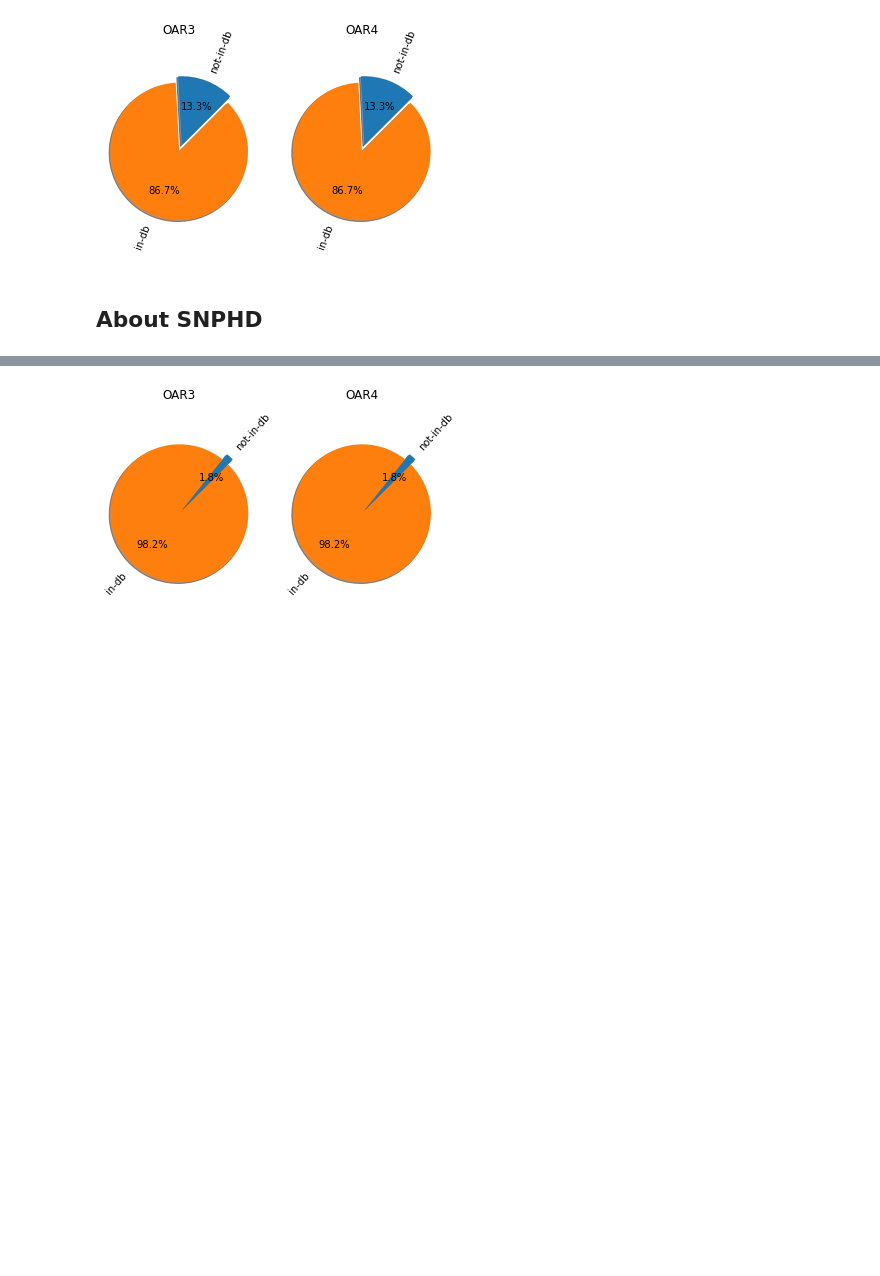
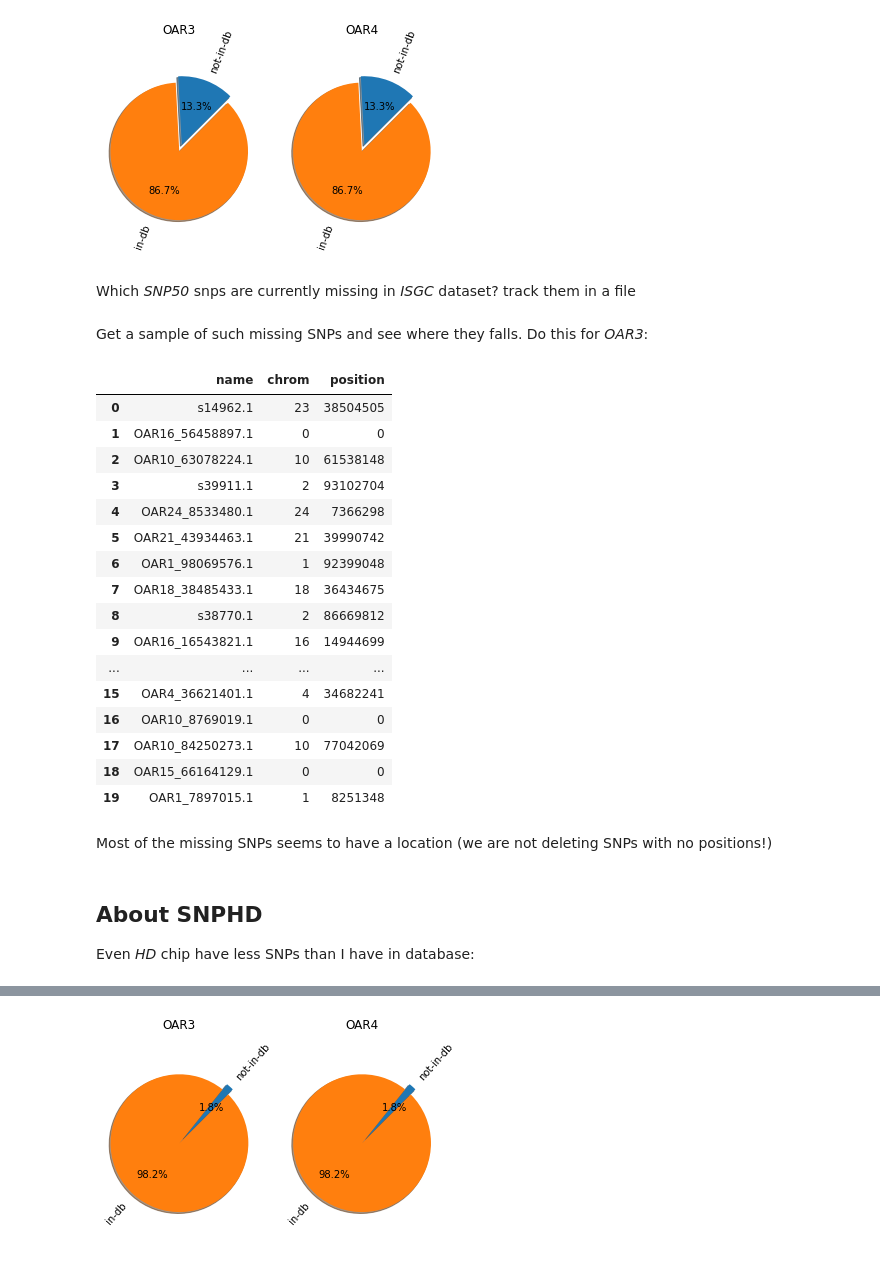
Before and after one commit to cnr-ibba/SMARTER-database, a Jupyter notebook: notebooks/exploratory/0.15.1-bunop-about_sheep_coordinates.ipynb, the cells around one changed output, grey strips where cells are left out. Cells and saved outputs as stored; diff of their text form; code cells hidden in the pictures; blank space fills up the shorter version.

Commit message:
:memo: describe better the problems with sheep coordinates

```diff
--- a/notebooks/exploratory/0.15.1-bunop-about_sheep_coordinates.ipynb
+++ b/notebooks/exploratory/0.15.1-bunop-about_sheep_coordinates.ipynb
@@ -76,6 +118,74 @@ ax2.set_title("OAR4")
 plt.show()
 # %% [output]
 [figure]
+# %% [markdown]
+Which *SNP50* snps are currently missing in *ISGC* dataset? track them in a file
+# %%
+missing50_oar3 = snp50_in_db.difference(snp50_oar3_isgc)
+
+with open(result_dir / "isgc-50-missing_snps-oar3.csv", "w") as handle:
+    writer = csv.writer(handle, delimiter=",", lineterminator="\n")
+    header = ["name", "smarter_chr", "smarter_pos"]
+    writer.writerow(header)
+
+    for name in missing50_oar3:
+        variant = VariantSheep.objects(name=name).fields(pk=0, rs_id=1, name=1, elemMatch__locations=OAR3._asdict()).get()
+        location = variant.locations[0]
+        line = [name, location.chrom, location.position]
+        writer.writerow(line)
+
+# do the same for OAR4
+missing50_oar4 = snp50_in_db.difference(snp50_oar4_isgc)
+
+with open(result_dir / "isgc-50-missing_snps-oar4.csv", "w") as handle:
+    writer = csv.writer(handle, delimiter=",", lineterminator="\n")
+    header = ["name", "smarter_chr", "smarter_pos"]
+    writer.writerow(header)
+
+    for name in missing50_oar4:
+        variant = VariantSheep.objects(name=name).fields(pk=0, rs_id=1, name=1, elemMatch__locations=OAR4._asdict()).get()
+        location = variant.locations[0]
+        line = [name, location.chrom, location.position]
+        writer.writerow(line)
+# %% [markdown]
+Get a sample of such missing SNPs and see where they falls. Do this for *OAR3*:
+# %%
+random.seed(a=42, version=2)
+selected50_oar3 = random.sample(sorted(list(missing50_oar3)), 20)
+
+data = defaultdict(list)
+
+for name in selected50_oar3:
+    variant = VariantSheep.objects(name=name).fields(pk=0, rs_id=1, name=1, elemMatch__locations=OAR3._asdict()).get()
+    location = variant.locations[0]
+
+    data["name"].append(variant.name)
+    data["chrom"].append(location.chrom)
+    data["position"].append(location.position)
+
+pandas.DataFrame.from_dict(data)
+# %% [output]
+|  | name | chrom | position |
+| 0 | s14962.1 | 23 | 38504505 |
+| 1 | OAR16_56458897.1 | 0 | 0 |
+| 2 | OAR10_63078224.1 | 10 | 61538148 |
+| 3 | s39911.1 | 2 | 93102704 |
+| 4 | OAR24_8533480.1 | 24 | 7366298 |
+| 5 | OAR21_43934463.1 | 21 | 39990742 |
+| 6 | OAR1_98069576.1 | 1 | 92399048 |
+| 7 | OAR18_38485433.1 | 18 | 36434675 |
+| 8 | s38770.1 | 2 | 86669812 |
+| 9 | OAR16_16543821.1 | 16 | 14944699 |
+| ... | ... | ... | ... |
+| 15 | OAR4_36621401.1 | 4 | 34682241 |
+| 16 | OAR10_8769019.1 | 0 | 0 |
+| 17 | OAR10_84250273.1 | 10 | 77042069 |
+| 18 | OAR15_66164129.1 | 0 | 0 |
+| 19 | OAR1_7897015.1 | 1 | 8251348 |
+# %% [markdown]
+Most of the missing SNPs seems to have a location (we are not deleting SNPs with no positions!)
 # %% [markdown]
+<a id='about-snp-hd'></a>
 ## About SNPHD
+Even *HD* chip have less SNPs than I have in database:
 # %%
```
Also changed, not shown: parts of 19 cells of this notebook.
